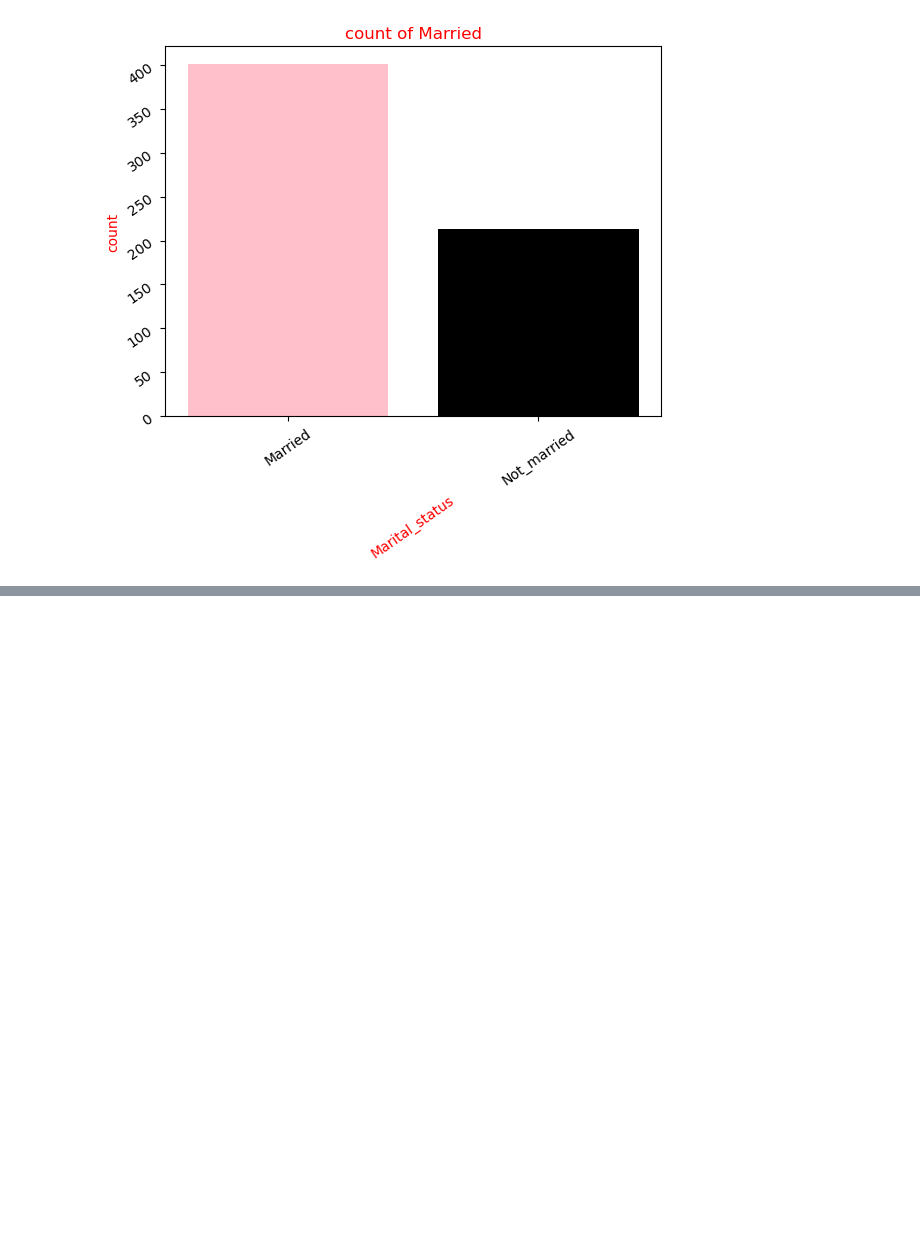
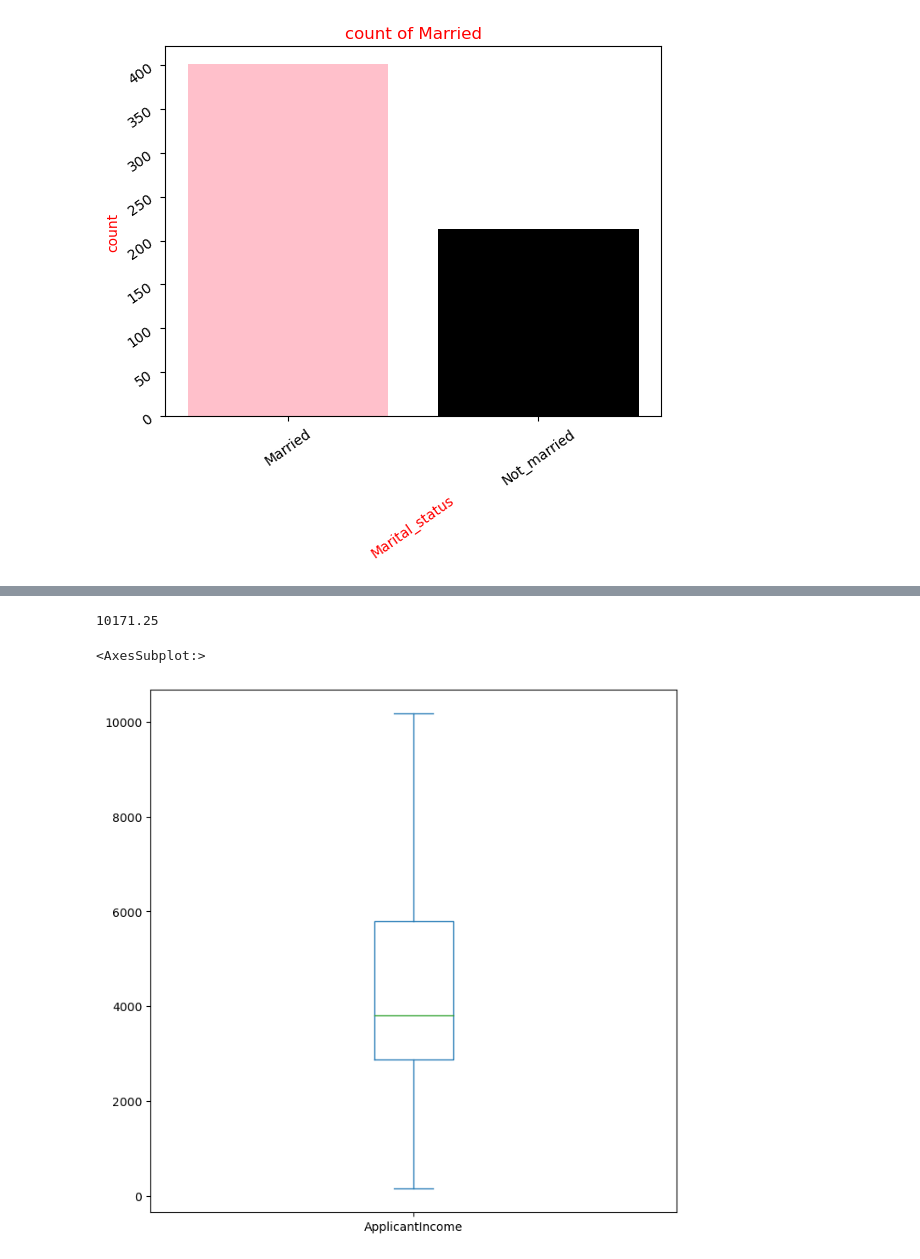
Before and after one commit to Annabeldataguru/LOAN-PREDICTION-USING-MACHINE-ALGORITHM, a Jupyter notebook: loan application dataset.ipynb, the cells around one changed output, grey strips where cells are left out. Saved outputs shown, nothing was run; the diff lists cells and outputs as text; code cells hidden in the pictures; blank space fills up the shorter version.

```diff
--- a/loan application dataset.ipynb
+++ b/loan application dataset.ipynb
@@ -313,0 +313,10 @@ plt.show()# to remove all the inscription that comes along the chart
+# %%
+#statistical calclulation for outliers
+q1= np.quantile(df["ApplicantIncome"],0.25)
+q3= np.quantile(df["ApplicantIncome"],0.75)
+iqr = q3-q1
+cut_off = iqr * 1.5
+
+upper_band = q3 + cut_off
+
+lower_band = q1 - cut_off
@@ -313,0 +327,12 @@ plt.show()# to remove all the inscription that comes along the chart
+# %%
+upper_band
+# %% [output]
+10171.25
+# %%
+#replace all the outlier with upperband value
+df.loc[df["ApplicantIncome"]>upper_band,"ApplicantIncome"]=upper_band
+# %%
+df["ApplicantIncome"].plot(kind="box",figsize=(8,8))
+# %% [output]
+<AxesSubplot:>
+[figure, added]
```
Also changed, not shown: parts of 26 cells of this notebook.
